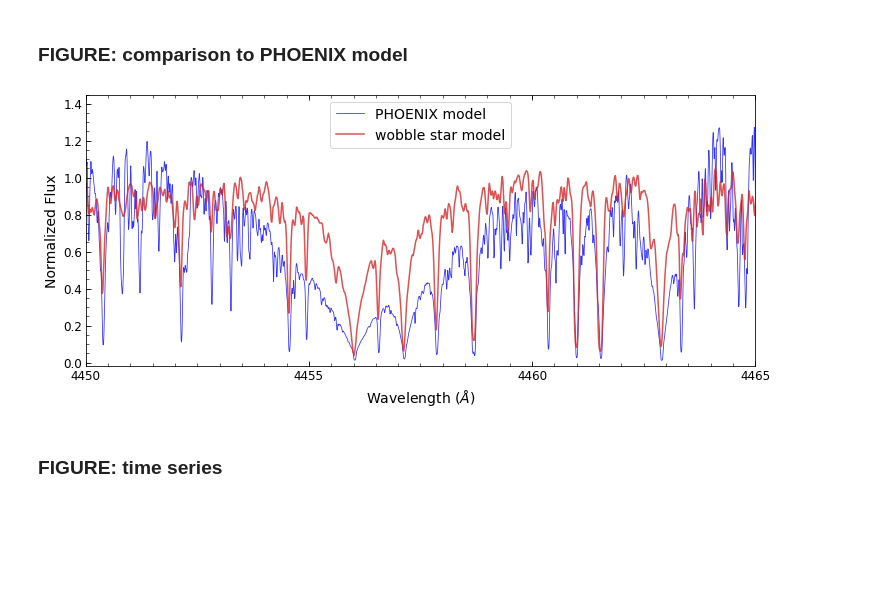
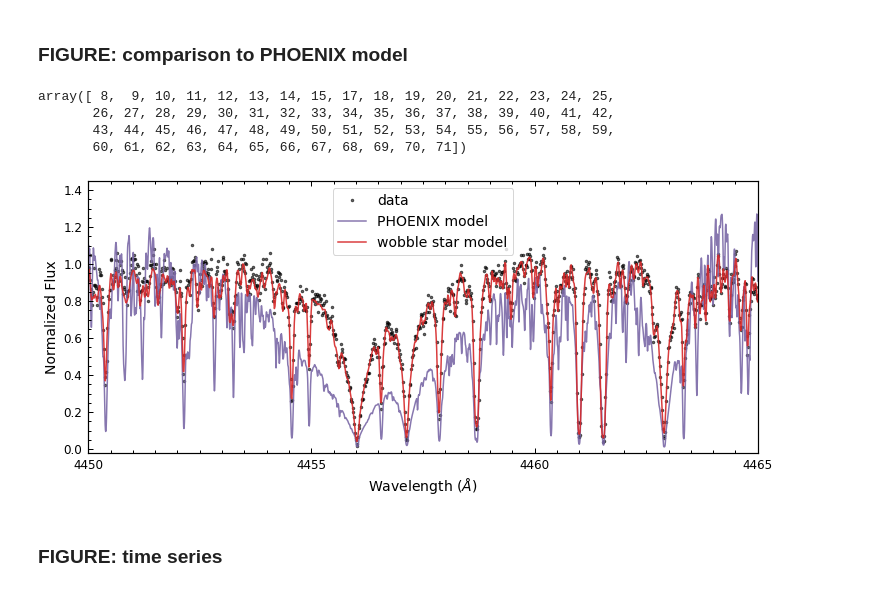
Before and after one commit to megbedell/wobble, a Jupyter notebook: paper/figures/make_figures.ipynb, the cells around one changed output. Saved outputs shown, nothing was run; the diff lists cells and outputs as text; code cells hidden in the pictures; blank space fills up the shorter version.

Commit message:
figure changes, filelist optional in Data

```diff
--- a/paper/figures/make_figures.ipynb
+++ b/paper/figures/make_figures.ipynb
@@ -13,3 +13,5 @@ mpl.rcParams['ytick.major.size'] = 5
 mpl.rcParams['xtick.major.size'] = 5
 mpl.rcParams['ytick.minor.size'] = 3
 mpl.rcParams['xtick.minor.size'] = 3
+# %%
+mpl.rcParams['axes.prop_cycle']
@@ -17,6 +28,7 @@ mpl.rcParams['xtick.minor.size'] = 3
 MODEL_T_COLOR = '#1f77b4'
 MODEL_STAR_COLOR = '#d62728'
 DATA_COLOR = 'k'
+COLOR3 = '#7A68A6'
 # %%
 speed_of_light = 2.99792458e8   # m/s
 
@@ -691,9 +731,16 @@ model_ys_40logg = np.copy(hdul[0].data)
 hdul = fits.open('/Users/mbedell/python/wobble/data/WAVE_PHOENIX-ACES-AGSS-COND-2011.fits')
 model_xs = np.copy(hdul[0].data)
+# %%
+results_barnards.orders
+# %% [output]
+array([ 8,  9, 10, 11, 12, 13, 14, 15, 17, 18, 19, 20, 21, 22, 23, 24, 25,
+       26, 27, 28, 29, 30, 31, 32, 33, 34, 35, 36, 37, 38, 39, 40, 41, 42,
+       43, 44, 45, 46, 47, 48, 49, 50, 51, 52, 53, 54, 55, 56, 57, 58, 59,
+       60, 61, 62, 63, 64, 65, 66, 67, 68, 69, 70, 71])
 # %%
 o = 24 # order
 r = np.where(results_barnards.orders == o)[0][0] # index into results to get desired order
-e = 155 # epoch
+e = 216 # epoch
 n = np.where(results_barnards.epochs == e)[0][0] # index into results to get desired epoch
 
 data_barnards = wobble.Data(results_barnards.origin_file, filepath='/Users/mbedell/python/wobble/',
@@ -705,27 +752,30 @@ mask = data_barnards.ivars[0][0] <= 1.e-8
 resids = ys - np.exp(results_barnards.star_ys_predicted[r][n]
                             + results_barnards.tellurics_ys_predicted[r][n])
 # %%
-v_sys = 208.e3 # from eyeballing the Balmer region (4020-4050A)
+v_sys = 219.e3 # from eyeballing the Balmer region (4020-4050A)
 # %%
 fig = plt.figure(figsize=(12,5))
 ax = fig.add_subplot(111)
-ax.plot(model_xs, model_ys_3200k/0.75e13, c='b', lw=0.8, alpha=0.8, label='PHOENIX model')
+ax.plot(xs / doppler(v_sys), ys, 'k.', ms=5, alpha=0.6, label='data')
+ax.plot(model_xs, model_ys_3200k/0.75e13, c=COLOR3, lw=1.5, alpha=0.9, label='PHOENIX model')
 ax.plot(xs / doppler(v_sys), np.exp(results_barnards.star_ys_predicted[r][n]),
-                color=MODEL_STAR_COLOR, lw=1.5, alpha=0.8, label='wobble star model')
+                color=MODEL_STAR_COLOR, lw=1.5, alpha=0.9, label='wobble star model')
 ax.set_xlim([4450,4465])
+
+
 ax.set_xticks(np.arange(4450, 4466, 5))
 ax.set_xticks(np.arange(4450, 4465, 0.5), minor=True)
 ax.set_ylim([-0.02,1.4])
 ax.set_yticks(np.arange(0.0,1.6,0.2))
 ax.set_yticks(np.arange(0.0,1.5,0.05), minor=True)
 ax.legend(fontsize=14)
 
 ax.set_xlabel(r'Wavelength ($\AA$)', fontsize=14)
-ax.set_ylabel('Normalized Flux', fontsize=14)
-plt.savefig('barnards_model.png')
-plt.savefig('barnards_model.pdf');
+ax.set_ylabel('Normalized Flux', fontsize=14);
+#plt.savefig('barnards_model.png')
+#plt.savefig('barnards_model.pdf');
 # %% [output]
-[figure, old version]
+[figure, new version]
 # %% [markdown]
 ### FIGURE: time series
 # %%
```
Also changed, not shown: parts of 37 cells of this notebook, 11 other files.
